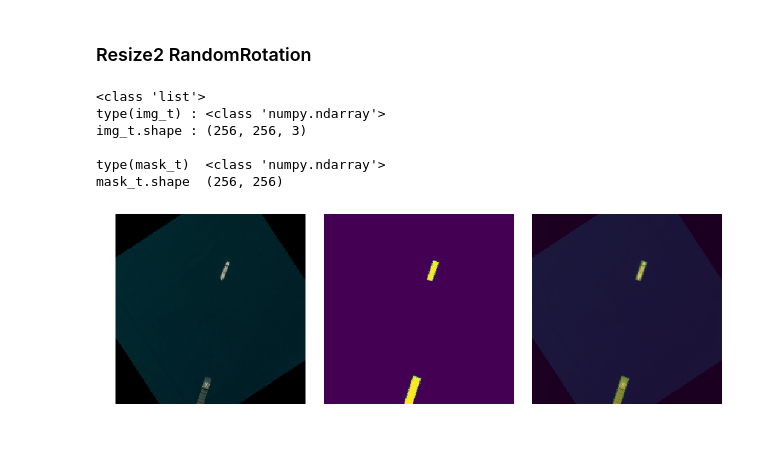
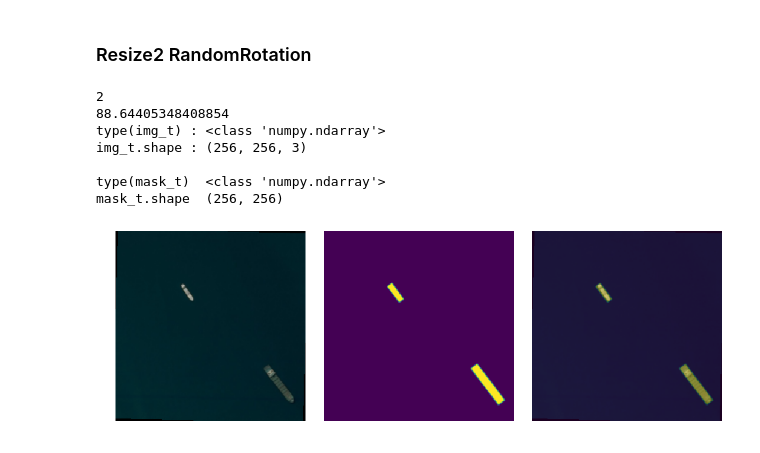
Before and after one commit to quinwu/transforms2, a Jupyter notebook: tutorial.ipynb, the cells around one changed output. Cells and saved outputs as stored; diff of their text form; code cells hidden in the pictures.

Commit message:
modified transforms2.py

```diff
--- a/tutorial.ipynb
+++ b/tutorial.ipynb
@@ -166,35 +163,36 @@ mask_t.shape  (256, 256)
 # %% [markdown]
 ### Resize2 RandomRotation
 # %%
-from src.transforms2 import Compose2,Resize2,RandomRotation
+from src.transforms2 import RandomRotation2
 transforms = Compose2([
     Resize2((256,256)),
-    RandomRotation(90),
+    RandomRotation2(120,resample=Image.BILINEAR),
 ])
 
 img_t, mask_t = transforms(img, mask)
 
 print ('type(img_t) :',type(img_t))
 print ('img_t.shape :',img_t.shape)
 print ()
 print ('type(mask_t) ',type(mask_t))
 print ('mask_t.shape ',mask_t.shape)
 print ()
 
 fig, axs = plt.subplots(1,3,figsize=(15,40))
 for i in range(3):
     axs[i].axis('off')
 axs[0].imshow(img_t)
 axs[1].imshow(mask_t)
 axs[2].imshow(img_t)
 axs[2].imshow(mask_t,alpha=0.4)
 plt.tight_layout(h_pad=0.1, w_pad=0.1)
 plt.show()
 # %% [output]
-<class 'list'>
+2
+88.64405348408854
 type(img_t) : <class 'numpy.ndarray'>
 img_t.shape : (256, 256, 3)
 
 type(mask_t)  <class 'numpy.ndarray'>
 mask_t.shape  (256, 256)
-[figure, old version]
+[figure, new version]
```
Also changed, not shown: parts of 3 cells of this notebook, 1 other file.
